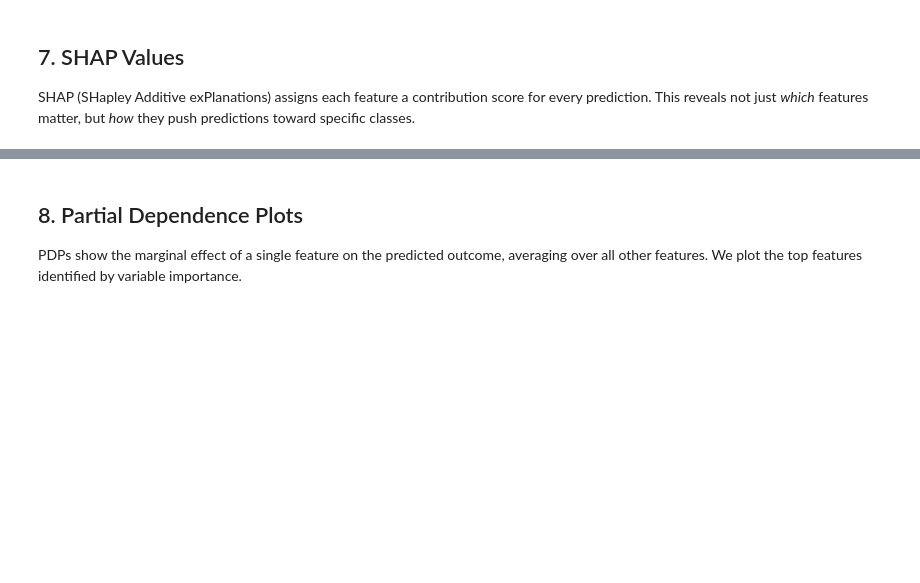
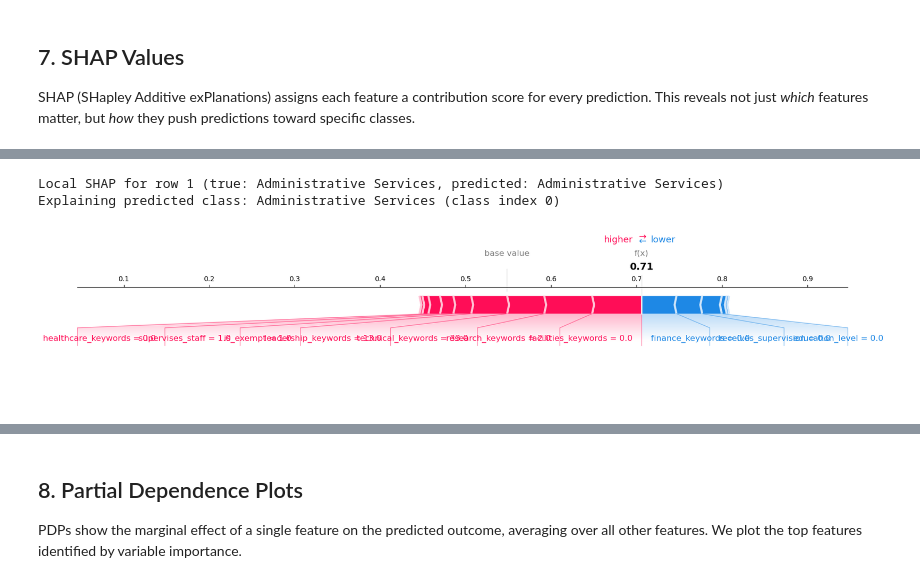
Before and after one commit to MSBA-Spring2026-Team-7/GRIFFIN-HR-Classification, a Jupyter notebook: notebooks/5_h2o_automl.ipynb, the cells around one changed output, grey strips where cells are left out. Cells and saved outputs as stored; diff of their text form; code cells hidden in the pictures; blank space fills up the shorter version.

```diff
--- a/notebooks/5_h2o_automl.ipynb
+++ b/notebooks/5_h2o_automl.ipynb
@@ -214,0 +392,29 @@ shap_model.shap_explain_row_plot(hf, row_index=eng_row_num)
+# %%
+# Local SHAP: explain a single prediction
+# ---
+# force_plot shows how each feature pushes the prediction above or below the
+# base value for a specific class.  We pick the predicted class to explain.
+# ---
+import matplotlib.pyplot as plt
+
+# Example 1: first Administrative Services row
+admin_mask = df[target] == "Administrative Services"
+admin_pos = np.where(admin_mask.values)[0][0]  # positional index in X_shap
+predicted_class_idx = sklearn_rf.predict(X_shap[admin_pos:admin_pos+1])[0]
+predicted_class = class_labels[predicted_class_idx]
+
+print(f"Local SHAP for row {admin_pos} (true: Administrative Services, predicted: {predicted_class})")
+print(f"Explaining predicted class: {predicted_class} (class index {predicted_class_idx})")
+
+# force_plot: base_value and shap_values for the PREDICTED class
+shap.force_plot(
+    explainer.expected_value[predicted_class_idx],
+    shap_values_list[predicted_class_idx][admin_pos],
+    features=X_shap[admin_pos],
+    feature_names=feature_cols,
+    matplotlib=True, show=True
+)
+# %% [output]
+Local SHAP for row 1 (true: Administrative Services, predicted: Administrative Services)
+Explaining predicted class: Administrative Services (class index 0)
+[figure, added]
```
Also changed, not shown: parts of 20 cells of this notebook, 19 other files.
